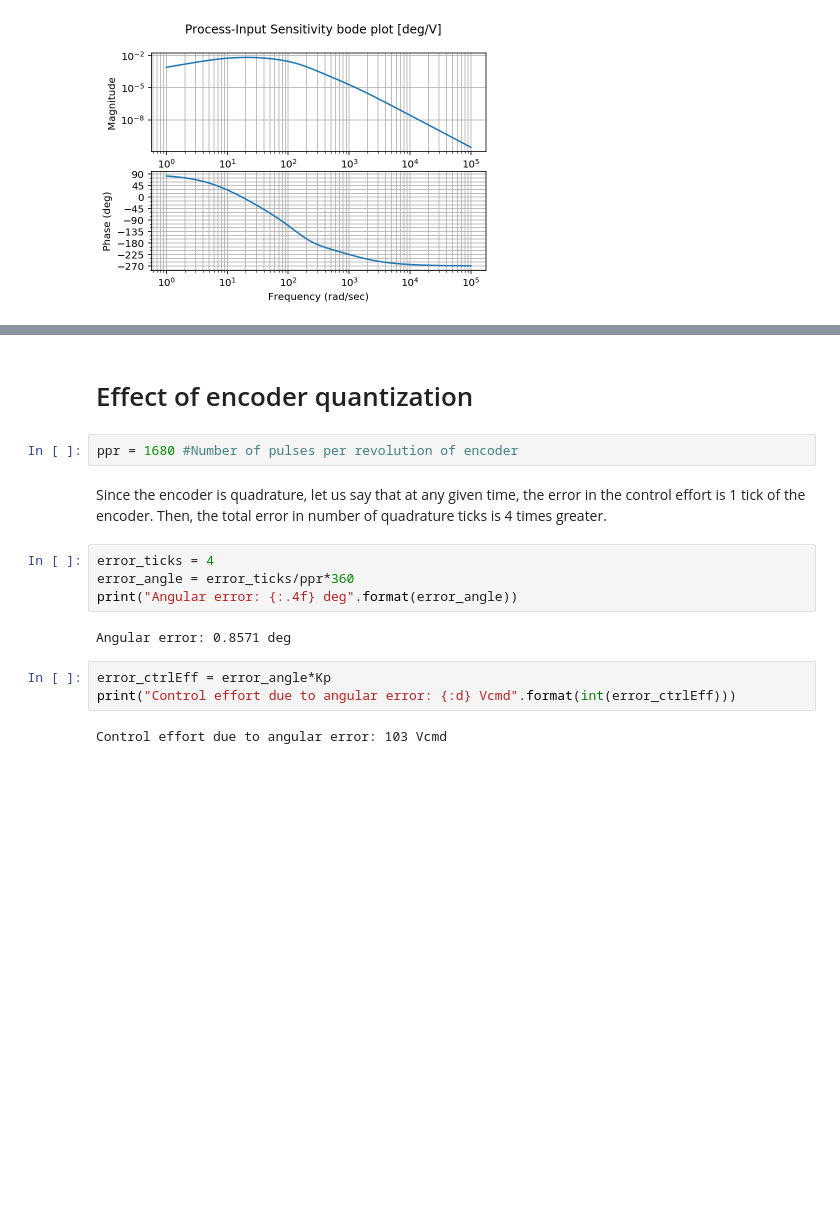
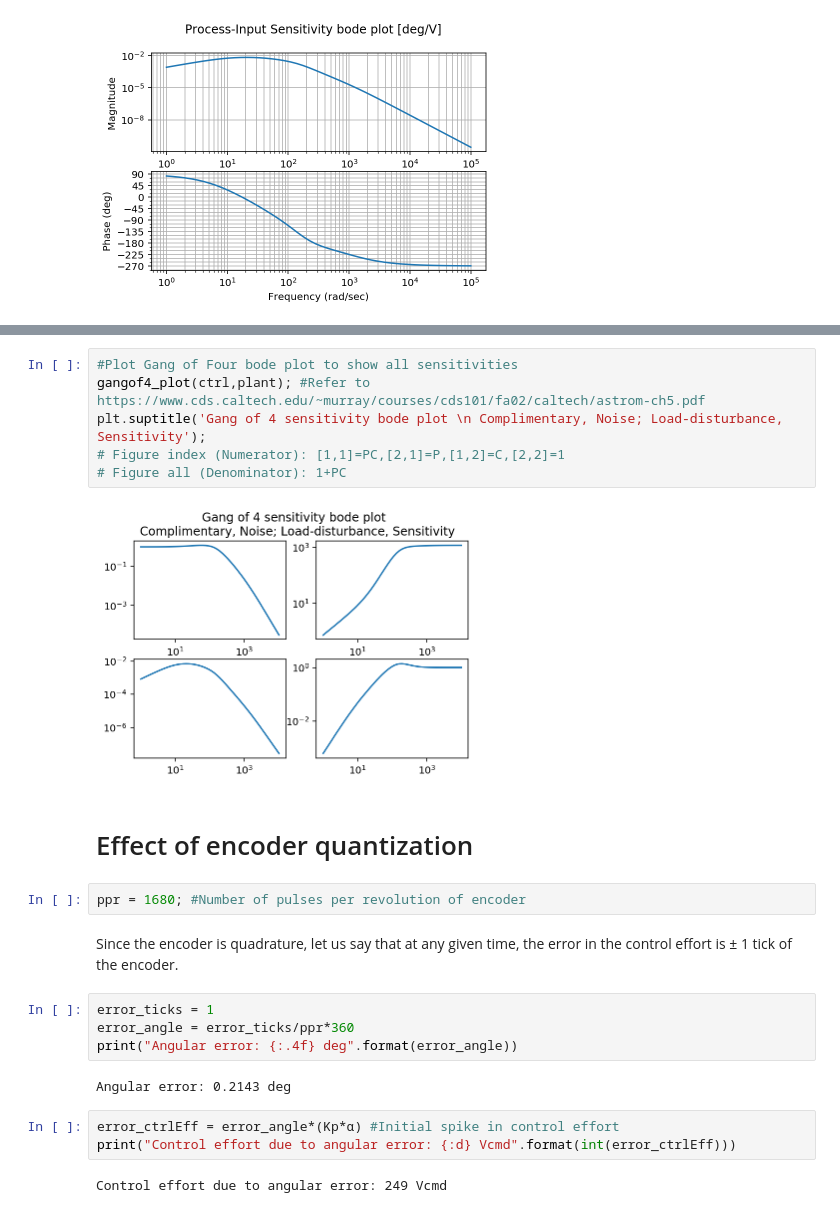
Before and after one commit to mbrijbhushan/mechatronics, a Jupyter notebook: Motor_lab_template.ipynb, the cells around one changed output, grey strips where cells are left out. Saved outputs shown, nothing was run; the diff lists cells and outputs as text; blank space fills up the shorter version.

```diff
--- a/Motor_lab_template.ipynb
+++ b/Motor_lab_template.ipynb
@@ -261,18 +286,26 @@ plt.ylabel('Response [deg]');
+# %%
+#Plot Gang of Four bode plot to show all sensitivities
+gangof4_plot(ctrl,plant); #Refer to https://www.cds.caltech.edu/~murray/courses/cds101/fa02/caltech/astrom-ch5.pdf
+plt.suptitle('Gang of 4 sensitivity bode plot \n Complimentary, Noise; Load-disturbance, Sensitivity');
+# Figure index (Numerator): [1,1]=PC,[2,1]=P,[1,2]=C,[2,2]=1
+# Figure all (Denominator): 1+PC
+# %% [output]
+[figure, added]
 # %% [markdown]
 # Effect of encoder quantization
 # %%
-ppr = 1680 #Number of pulses per revolution of encoder
+ppr = 1680; #Number of pulses per revolution of encoder
 # %% [markdown]
-Since the encoder is quadrature, let us say that at any given time, the error in the control effort is 1 tick of the encoder. Then, the total error in number of quadrature ticks is 4 times greater.
+Since the encoder is quadrature, let us say that at any given time, the error in the control effort is ± 1 tick of the encoder.
 # %%
-error_ticks = 4
+error_ticks = 1
 error_angle = error_ticks/ppr*360
 print("Angular error: {:.4f} deg".format(error_angle))
 # %% [output]
-Angular error: 0.8571 deg
+Angular error: 0.2143 deg
 # %%
-error_ctrlEff = error_angle*Kp
+error_ctrlEff = error_angle*(Kp*α) #Initial spike in control effort
 print("Control effort due to angular error: {:d} Vcmd".format(int(error_ctrlEff)))
 # %% [output]
-Control effort due to angular error: 103 Vcmd
+Control effort due to angular error: 249 Vcmd
 # %% [markdown]
```
Also changed, not shown: parts of 11 cells of this notebook, 1 other file.
